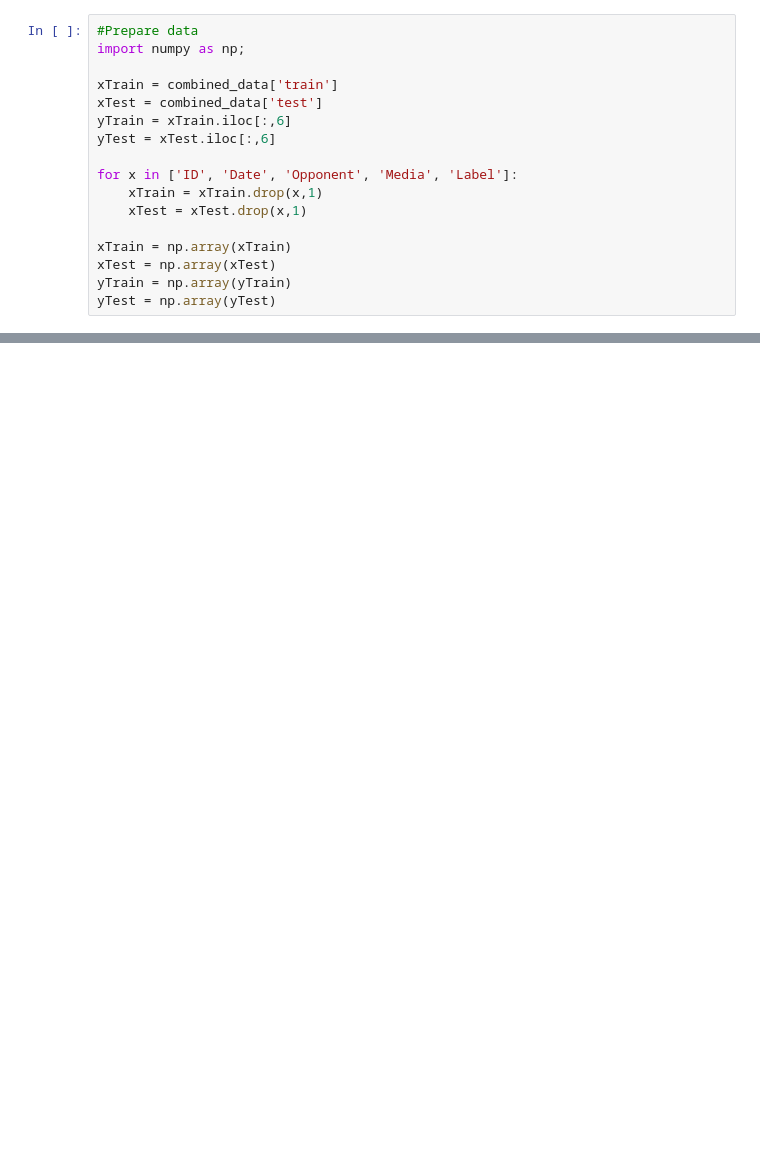
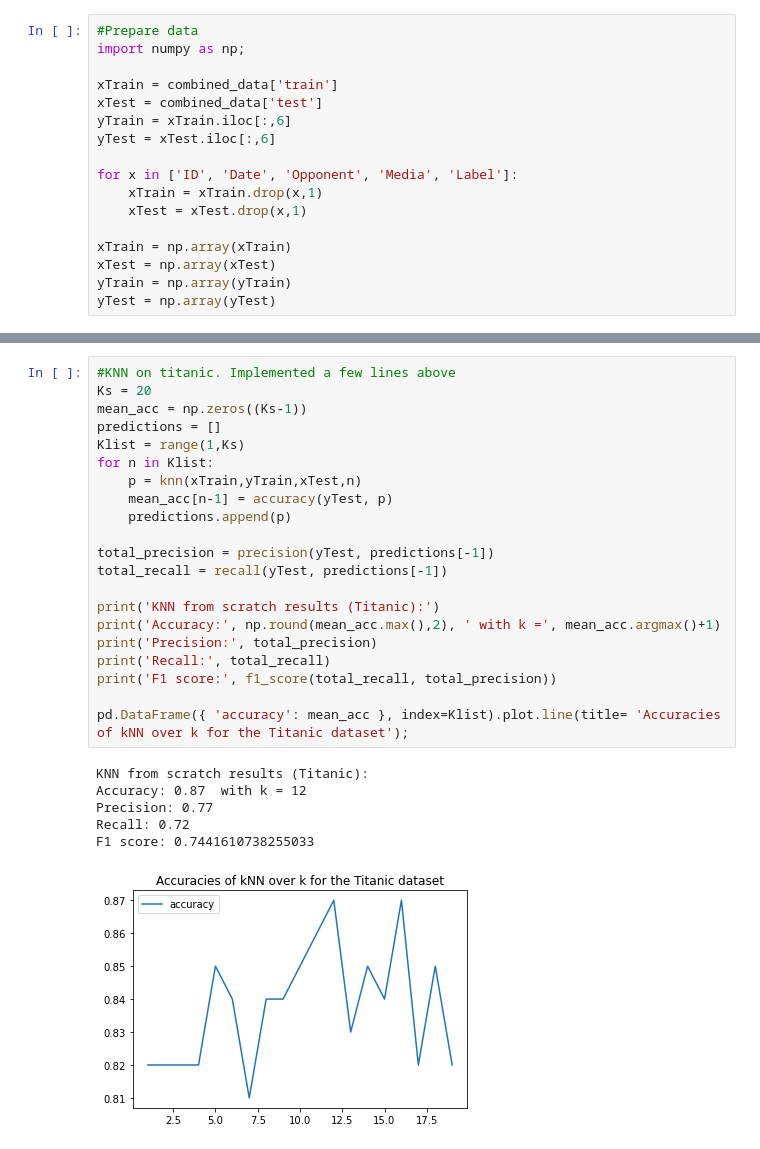
Before and after one commit to lumalav/CAP5610, a Jupyter notebook: HW3/HW3.ipynb, the cells around one changed output, grey strips where cells are left out. Cells and saved outputs as stored; diff of their text form; blank space fills up the shorter version.

```diff
--- a/HW3/HW3.ipynb
+++ b/HW3/HW3.ipynb
@@ -196,0 +275,28 @@ F1 score: 0.8764044943820225
+# %%
+#KNN on titanic. Implemented a few lines above
+Ks = 20
+mean_acc = np.zeros((Ks-1))
+predictions = []
+Klist = range(1,Ks)
+for n in Klist:
+    p = knn(xTrain,yTrain,xTest,n)
+    mean_acc[n-1] = accuracy(yTest, p)
+    predictions.append(p)
+
+total_precision = precision(yTest, predictions[-1])
+total_recall = recall(yTest, predictions[-1])
+
+print('KNN from scratch results (Titanic):')
+print('Accuracy:', np.round(mean_acc.max(),2), ' with k =', mean_acc.argmax()+1)
+print('Precision:', total_precision)
+print('Recall:', total_recall)
+print('F1 score:', f1_score(total_recall, total_precision))
+
+pd.DataFrame({ 'accuracy': mean_acc }, index=Klist).plot.line(title= 'Accuracies of kNN over k for the Titanic dataset');
+# %% [output]
+KNN from scratch results (Titanic):
+Accuracy: 0.87  with k = 12
+Precision: 0.77
+Recall: 0.72
+F1 score: 0.7441610738255033
+[figure, added]
```
Also changed, not shown: parts of 4 cells of this notebook, 2 other files.
